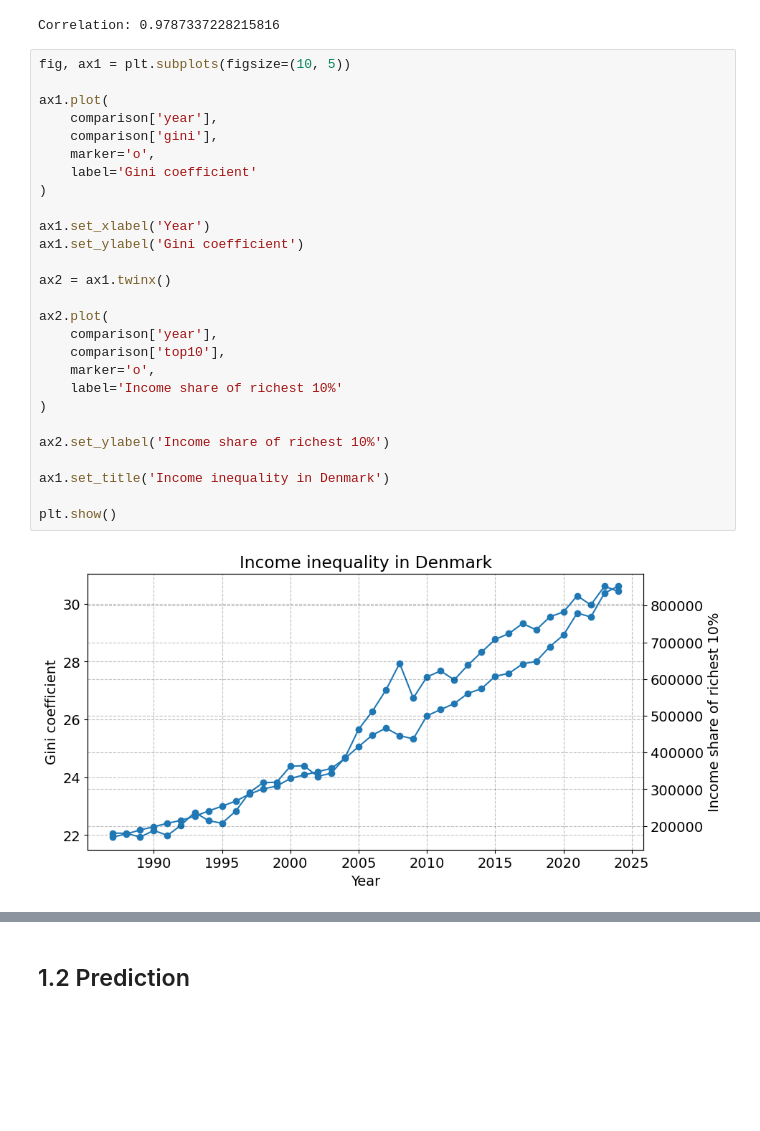
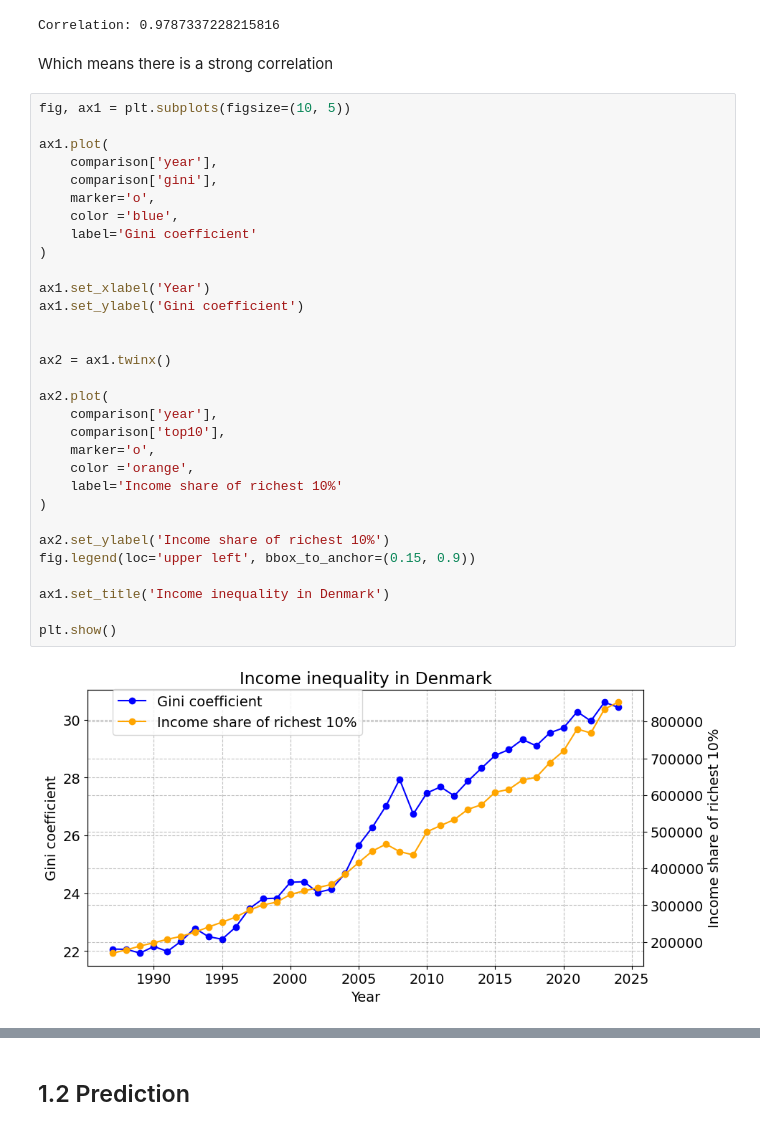
Before and after one commit to MathiasGabs/aflevering-1-, a Jupyter notebook: Dataproject1.2.ipynb, the cells around one changed output, grey strips where cells are left out. Drawn from its saved outputs; the diff is of its cells as text; blank space fills up the shorter version.

```diff
--- a/Dataproject1.2.ipynb
+++ b/Dataproject1.2.ipynb
@@ -317,32 +319,38 @@ correlation = comparison['gini'].corr(comparison['top10'])
 print("Correlation:", correlation)
 # %% [output]
 Correlation: 0.9787337228215816
+# %% [markdown]
+Which means there is a strong correlation
 # %%
 fig, ax1 = plt.subplots(figsize=(10, 5))
 
 ax1.plot(
     comparison['year'],
     comparison['gini'],
     marker='o',
+    color ='blue',
     label='Gini coefficient'
 )
 
 ax1.set_xlabel('Year')
 ax1.set_ylabel('Gini coefficient')
+
 
 ax2 = ax1.twinx()
 
 ax2.plot(
     comparison['year'],
     comparison['top10'],
     marker='o',
+    color ='orange',
     label='Income share of richest 10%'
 )
 
 ax2.set_ylabel('Income share of richest 10%')
+fig.legend(loc='upper left', bbox_to_anchor=(0.15, 0.9))
 
 ax1.set_title('Income inequality in Denmark')
 
 plt.show()
 # %% [output]
-[figure, old version]
+[figure, new version]
```
Also changed, not shown: parts of 15 cells of this notebook.
